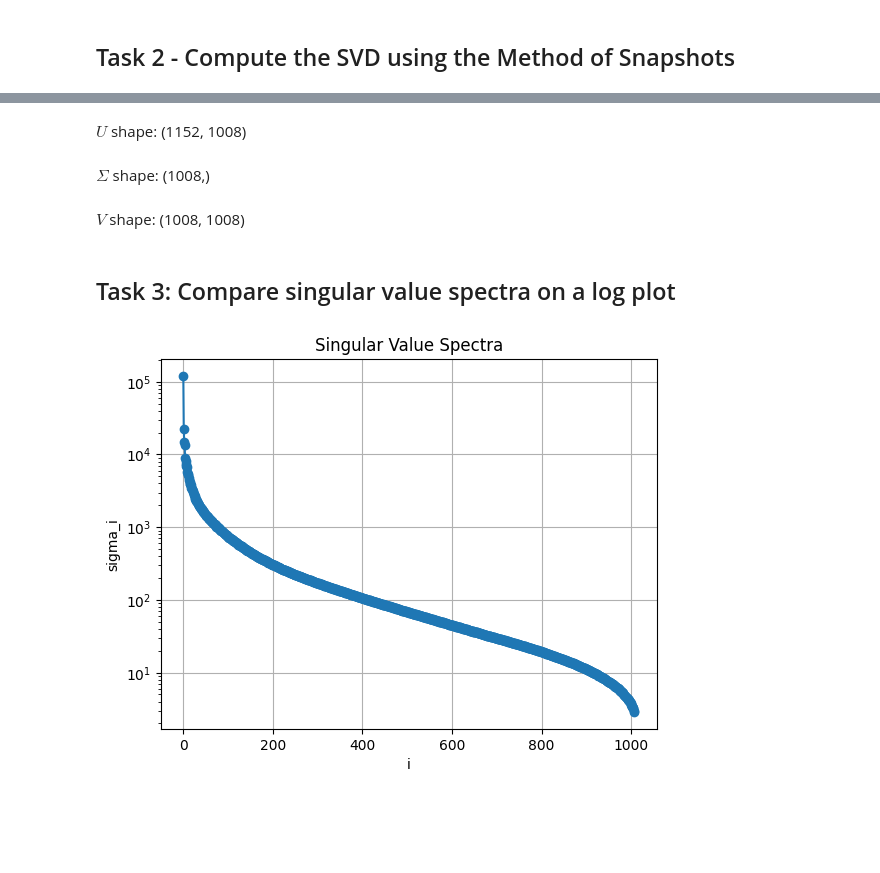
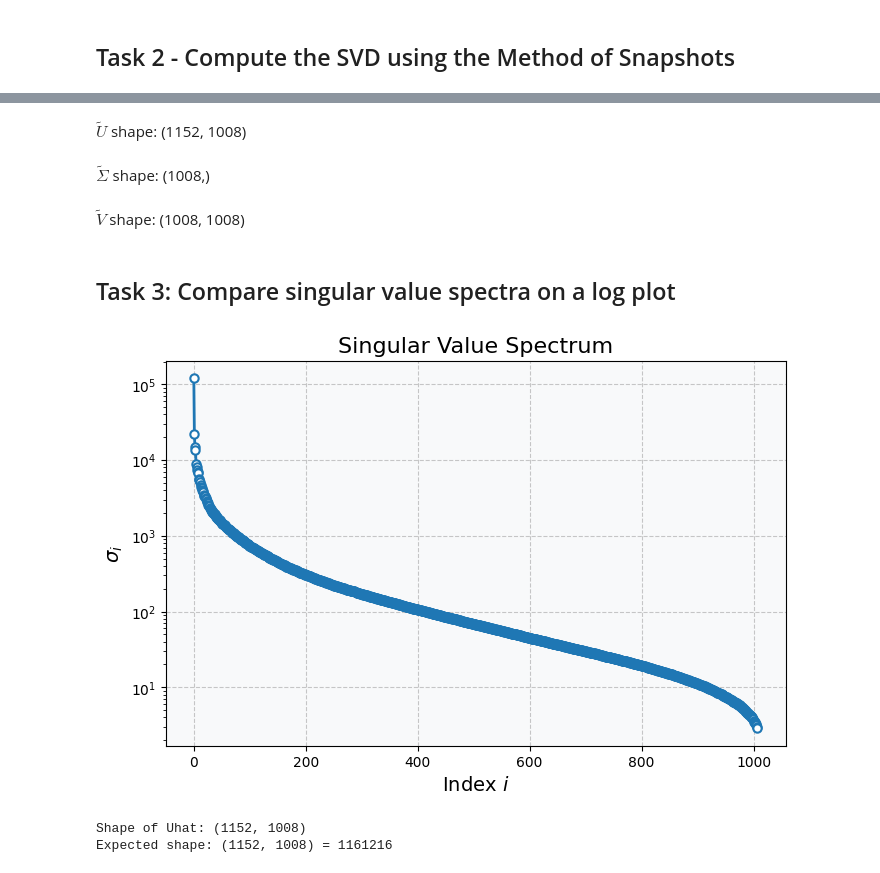
Before and after one commit to lshriver/ddse-2e-workspace, a Jupyter notebook: notebooks/chp_1/exercises/exercise_1.3.ipynb, the cells around one changed output, grey strips where cells are left out. Cells and saved outputs as stored; diff of their text form; code cells hidden in the pictures; blank space fills up the shorter version.

```diff
--- a/notebooks/chp_1/exercises/exercise_1.3.ipynb
+++ b/notebooks/chp_1/exercises/exercise_1.3.ipynb
@@ -82,22 +108,56 @@ Singular values, $\Sigma = $ [1.2e+05 2.2e+04 1.5e+04 ... 9.5 8.5 9.5]
 # %%
 # Display shapes of U, Sigma, and V
-display(Latex(r"$U$ shape: " + str(np.shape(U))))
-display(Latex(r"$\Sigma$ shape: " + str(np.shape(singular_values))))
-display(Latex(r"$V$ shape: " + str(np.shape(V))))
+display(Latex(r"$\tilde{U}$ shape: " + str(np.shape(Utilde))))                           # (m, k)
+display(Latex(r"$\tilde{\Sigma}$ shape: " + str(np.shape(singular_values))))             # (k, k)
+display(Latex(r"$\tilde{V}$ shape: " + str(np.shape(Vtilde))))                           # (n, k)
 # %% [output]
-$U$ shape: (1152, 1008)
+$\tilde{U}$ shape: (1152, 1008)
-$\Sigma$ shape: (1008,)
+$\tilde{\Sigma}$ shape: (1008,)
-$V$ shape: (1008, 1008)
+$\tilde{V}$ shape: (1008, 1008)
 # %% [markdown]
 ## Task 3: Compare singular value spectra on a log plot
 # %%
-# Visualize singular values
-plt.figure()
-plt.semilogy(singular_values, '-o')
-plt.title('Singular Value Spectra (Semilogy)')
-plt.xlabel('i')
-plt.ylabel('sigma_i')
-plt.grid()
+import matplotlib.pyplot as plt
+import numpy as np
+
+# Turn off usetex explicitly
+plt.rcParams['text.usetex'] = False
+plt.rcParams['font.family'] = 'DejaVu Sans'
+
+# Create figure with specified size
+fig, ax = plt.subplots(figsize=(8, 5))
+
+# Plot singular values with improved marker style
+ax.semilogy(singular_values, '-o',
+           markersize=6,
+           markerfacecolor='white',
+           markeredgecolor='#1f77b4',
+           markeredgewidth=1.5,
+           linewidth=2,
+           color='#1f77b4')
+
+# Set titles and labels with Matplotlib's math rendering
+ax.set_title('Singular Value Spectrum', fontsize=16)
+ax.set_xlabel('Index $i$', fontsize=14)
+ax.set_ylabel('$\\sigma_i$', fontsize=14)
+
+# Improve grid appearance
+ax.grid(True, linestyle='--', alpha=0.7)
+
+# Add light background shading for better contrast
+ax.set_facecolor('#f8f9fa')
+
+# Customize spines
+for spine in ax.spines.values():
+    spine.set_linewidth(0.8)
+
 plt.show()
 # %% [output]
-[figure, old version]
+[figure, new version]
+# %%
+# Debugging dimensions
+print(f"Shape of Uhat: {Uhat.shape}")
+print(f"Expected shape: ({h}, {w}) = {h * w}")
+# %% [output]
+Shape of Uhat: (1152, 1008)
+Expected shape: (1152, 1008) = 1161216
```
Also changed, not shown: parts of 8 cells of this notebook, 1 other file.
